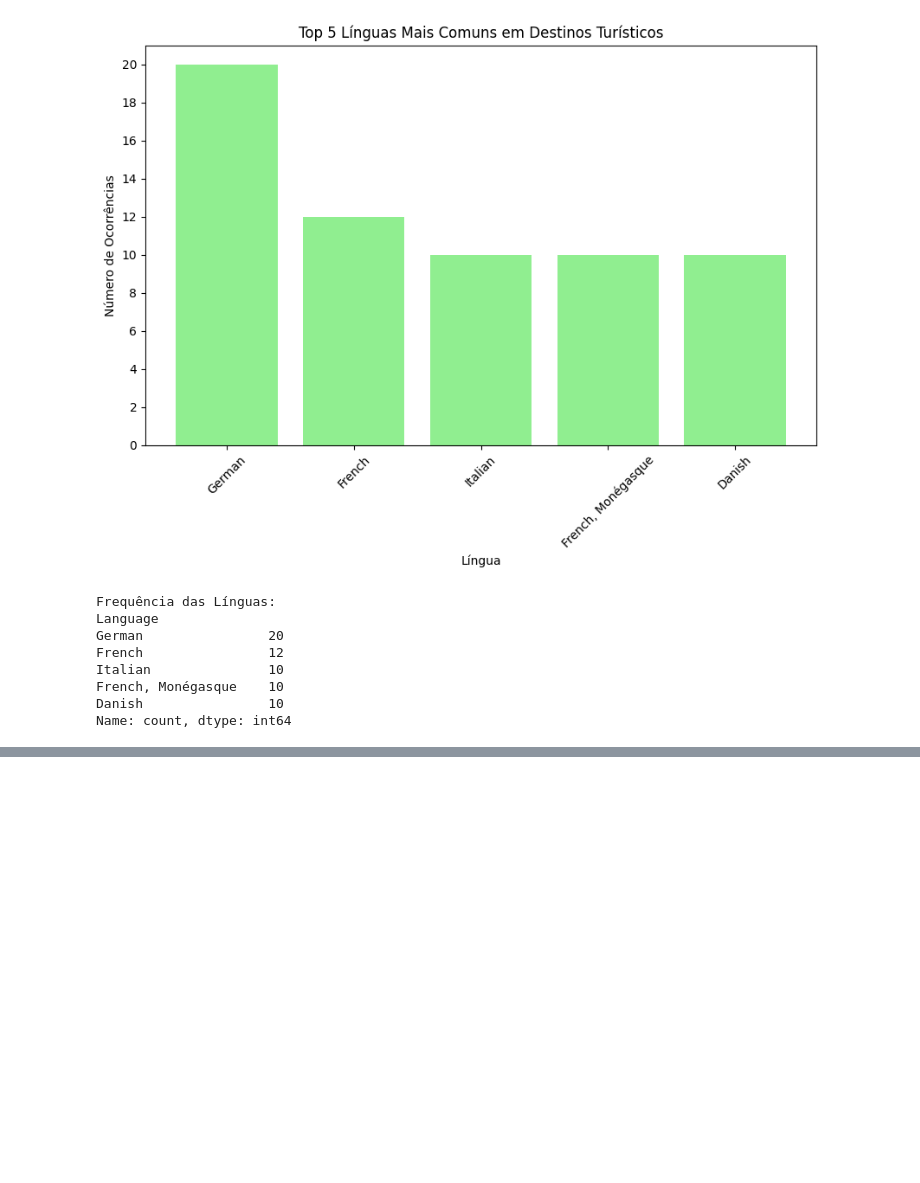
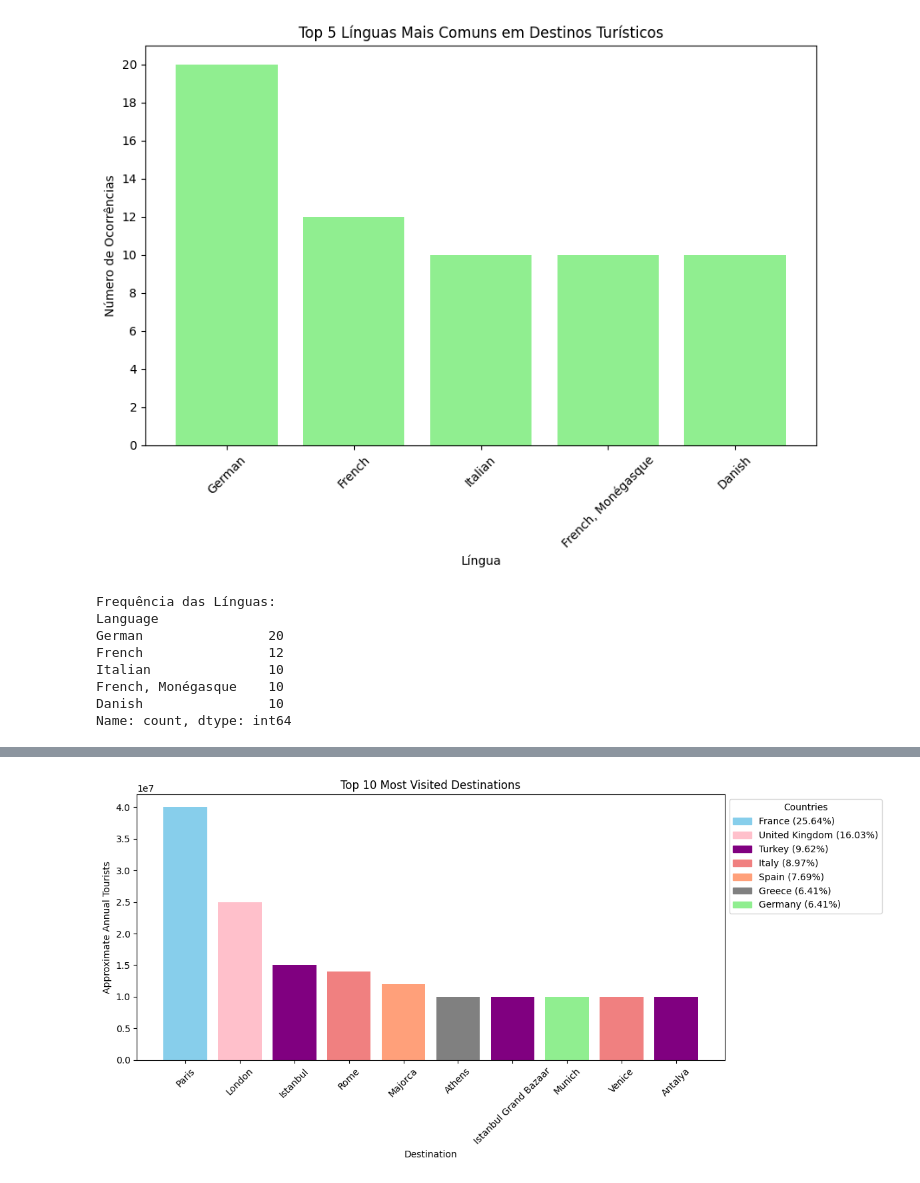
Before and after one commit to ChristopheAbelem/projeto_destiny, a Jupyter notebook: analise_tabela.ipynb, the cells around one changed output, grey strips where cells are left out. Drawn from its saved outputs; the diff is of its cells as text; code cells hidden in the pictures; blank space fills up the shorter version.

```diff
--- a/analise_tabela.ipynb
+++ b/analise_tabela.ipynb
@@ -343,12 +305,3 @@ Italian               10
 French, Monégasque    10
 Danish                10
 Name: count, dtype: int64
-# %%
-# Conversão da coluna de Custo de Vida para numérico
-df['Cost of Living'] = df['Cost of Living'].replace({'Extremely high': 5,
-                                                      'High': 4,
-                                                      'Medium-high': 3,
-                                                      'Medium': 2,
-                                                      'Free': 1})
-# Remover qualquer linha com NaN que possa afetar a análise
-df = df.dropna(subset=['Cost of Living', 'Safety'])
@@ -388,0 +314,76 @@ dtype: int64
+# %%
+df_cleaned = df.dropna(subset=['Approximate Annual Tourists'])
+
+def convert_to_numeric(value):
+    if isinstance(value, str):
+        value = value.strip()
+        if not all(c.isdigit() or c in [' ', 'm', 'M', 'i', 'I', 'l', 'L', 'o', 'O', 'n', 'N', '-', ',', '(', ')'] for c in value):
+            return None
+
+        if 'million' in value:
+            value = value.replace('million', '').strip()
+            value = value.replace(',', '')
+            # Lidar com intervalos, considerando sempre o maior valor
+            if '-' in value:
+                value = value.split('-')[-1].strip()  # Pega o valor maior do intervalo
+            return float(value) * 1_000_000
+        else:
+            # Se não contém 'million', tentar converter diretamente
+            value = value.replace(',', '')
+            return float(value)
+    try:
+        return float(value)
+    except ValueError:
+        print(f"Erro ao converter o valor: {value}")
+        return None
+
+df_cleaned['Approximate Annual Tourists'] = df_cleaned['Approximate Annual Tourists'].apply(convert_to_numeric)
+
+df_cleaned = df_cleaned.dropna(subset=['Approximate Annual Tourists'])
+
+tourist_counts = df_cleaned.groupby(['Destination', 'Country'])['Approximate Annual Tourists'].sum().reset_index()
+
+top_destinations = tourist_counts.sort_values(by='Approximate Annual Tourists', ascending=False).head(10)
+
+total_tourists = top_destinations['Approximate Annual Tourists'].sum()
+
+top_destinations['Percentage'] = (top_destinations['Approximate Annual Tourists'] / total_tourists) * 100
+
+country_colors = {
+    'France': 'skyblue',
+    'United Kingdom': 'pink',
+    'Turkey': 'purple',
+    'Italy': 'lightcoral',
+    'Germany': 'lightgreen',
+    'Spain': 'lightsalmon',
+    'Russia': 'brown',
+}
+
+plt.figure(figsize=(12, 6))
+
+bars = plt.bar(top_destinations['Destination'], top_destinations['Approximate Annual Tourists'], color=colors)
+
+plt.title('Top 10 Most Visited Destinations')
+plt.xlabel('Destination')
+plt.ylabel('Approximate Annual Tourists')
+
+sorted_countries = top_destinations.groupby('Country')['Percentage'].first().reset_index()
+sorted_countries = sorted_countries.sort_values(by='Percentage', ascending=False)
+
+legend_labels = [f"{row['Country']} ({row['Percentage']:.2f}%)" for _, row in sorted_countries.iterrows()]
+handles = [plt.Rectangle((0, 0), 1, 1, color=country_colors.get(country, 'grey')) for country in sorted_countries['Country']]
+
+plt.legend(handles, legend_labels, title='Countries', loc='upper left', bbox_to_anchor=(1, 1))
+
+plt.xticks(rotation=45)
+plt.tight_layout()
+plt.show()
+
+destinos_frequencia = df_cleaned.groupby('Destination')['Approximate Annual Tourists'].sum().reset_index()
+
+destinos_frequencia = destinos_frequencia.sort_values(by='Approximate Annual Tourists', ascending=False)
+
+print("Frequência dos Destinos Mais Visitados:")
+print(destinos_frequencia)
+# %% [output]
+[figure, added]
```
Also changed, not shown: parts of 32 cells of this notebook.
